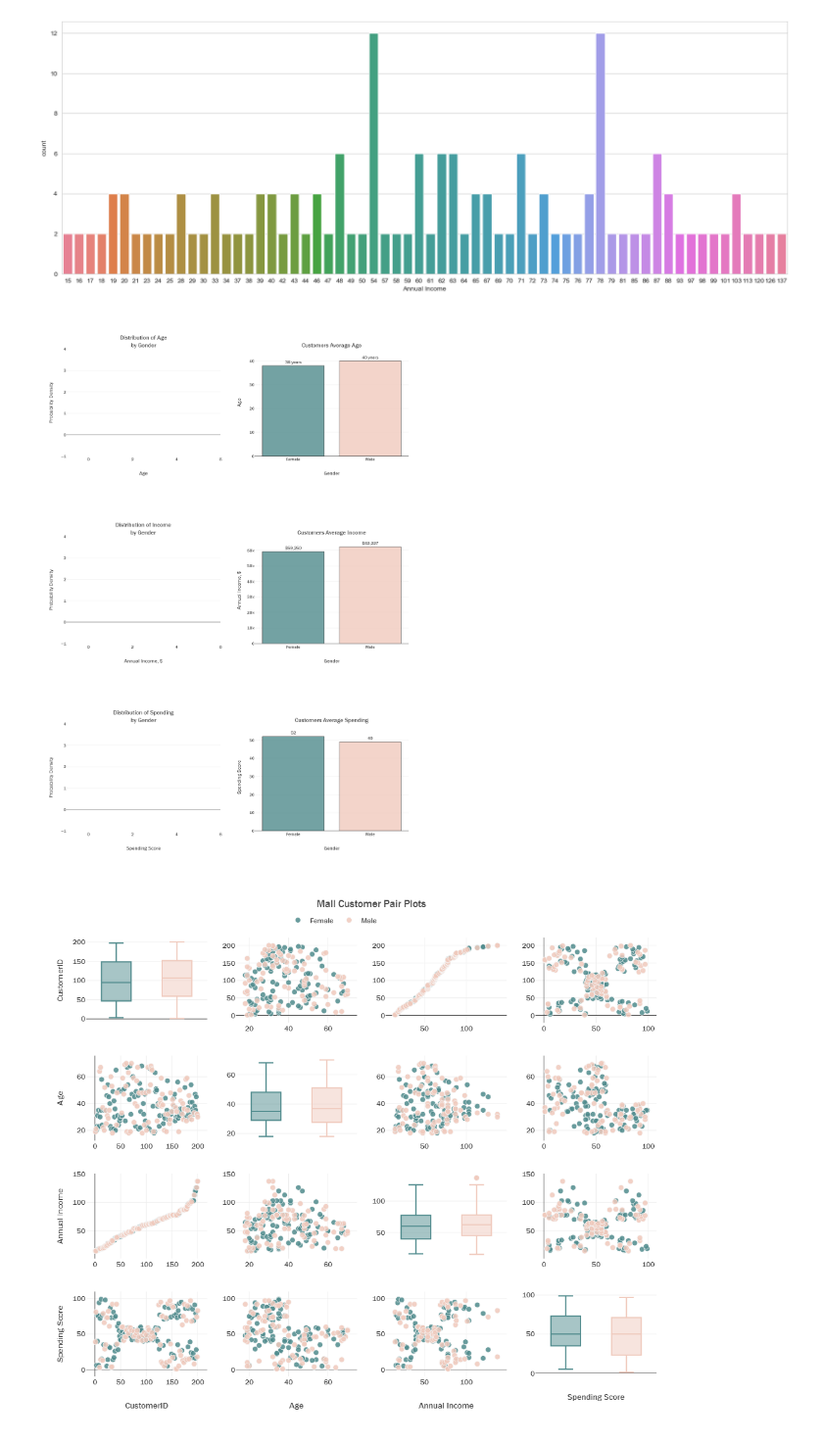
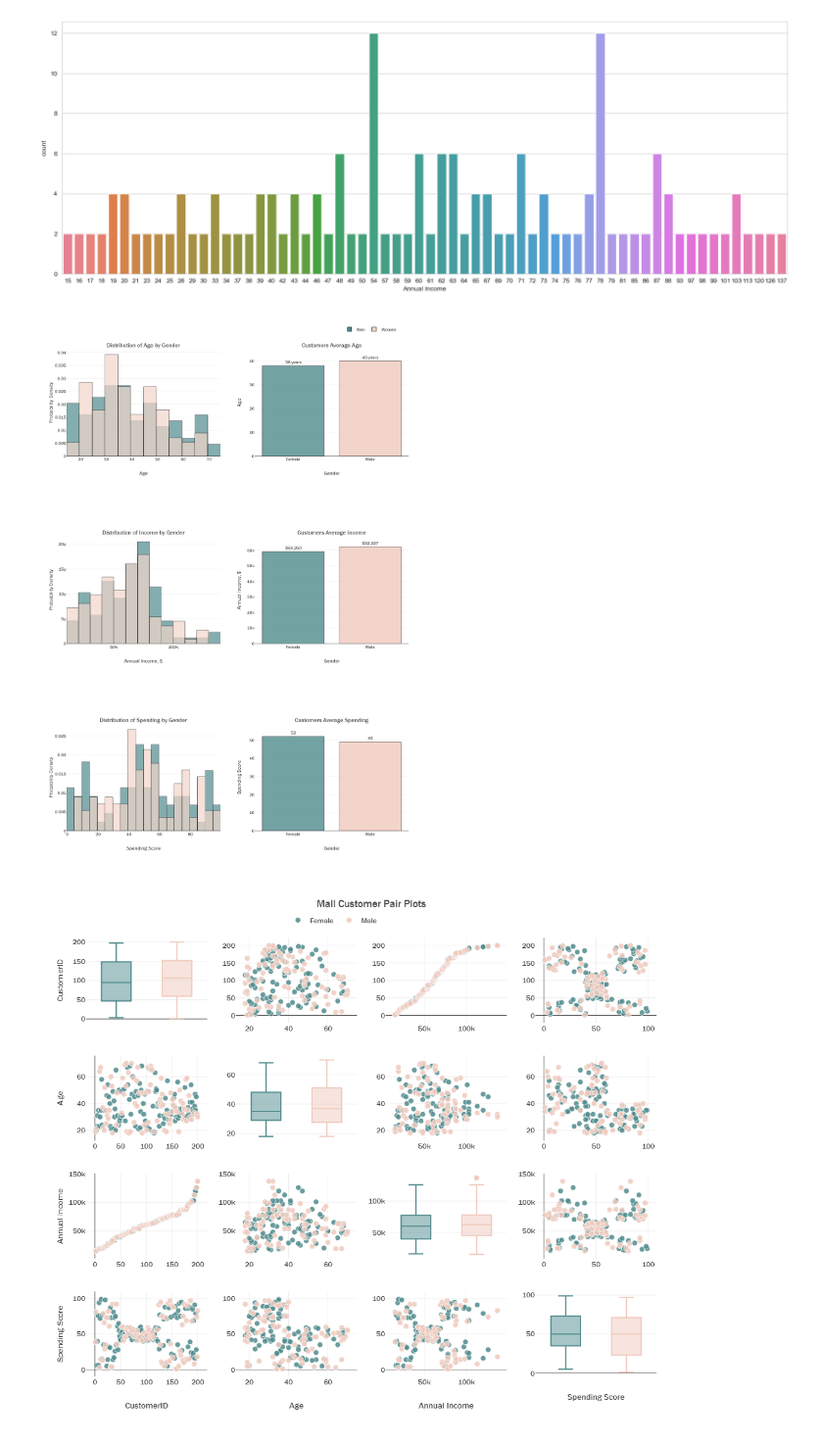
Before and after one commit to Viraj7k/Customer-Segmentaion-using-Unsupervised-Learning, a Jupyter notebook: Customer Segmentation using Clustering.ipynb, the cells around one changed output. Shown at 98% size. Cells and saved outputs as stored; diff of their text form; code cells hidden in the pictures.

```diff
--- a/Customer Segmentation using Clustering.ipynb
+++ b/Customer Segmentation using Clustering.ipynb
@@ -146,94 +137,120 @@ sns.countplot(x="Annual Income", data=cust_data, palette='husl');
 # %% [output]
 [figure]
 # %%
-plot_df=cust_data.copy()
-plot_df['Annual Income']=plot_df['Annual Income'].mul(1000)
-p1=plot_df.groupby('Gender')['Age'].mean().round(0).astype(int).reset_index()
-p2=plot_df.groupby('Gender')['Annual Income'].mean().reset_index()
-p3=plot_df.groupby('Gender')['Spending Score'].mean().round(0).astype(int).reset_index()
+import pandas as pd
+import plotly.graph_objects as go
+from plotly.subplots import make_subplots
+import plotly.figure_factory as ff
 
+# Assuming cust_data is your DataFrame containing customer data
+
+# Modify cust_data to convert 'Annual Income' to dollars
+cust_data['Annual Income'] = cust_data['Annual Income'].mul(1000)
+
+# Grouping data for plots
+p1 = cust_data.groupby('Gender')['Age'].mean().round(0).astype(int).reset_index()
+p2 = cust_data.groupby('Gender')['Annual Income'].mean().reset_index()
+p3 = cust_data.groupby('Gender')['Spending Score'].mean().round(0).astype(int).reset_index()
+
+# Creating a layout template
 temp = dict(layout=go.Layout(font=dict(family="Franklin Gothic", size=12)))
+
+# Creating subplots
 fig = make_subplots(rows=3, cols=2,
-                    subplot_titles=("Distribution of Age<br>by Gender",
+                    subplot_titles=("Distribution of Age by Gender",
                                     "Customers Average Age",
-                                    "Distribution of Income<br>by Gender",
+                                    "Distribution of Income by Gender",
                                     "Customers Average Income",
-                                    "Distribution of Spending<br>by Gender",
+                                    "Distribution of Spending by Gender",
                                     "Customers Average Spending")
                    )
 
-fig.add_trace(go.Histogram(x=plot_df[plot_df.Gender=='Men']['Age'], histnorm='probability density',
-                           marker=dict(color='#508B8D',opacity=0.7, line=dict(width=1, color='#000000')),
+# Adding histograms for age distribution by gender
+fig.add_trace(go.Histogram(x=cust_data[cust_data.Gender == 'Male']['Age'], histnorm='probability density',
+                           marker=dict(color='#508B8D', opacity=0.7, line=dict(width=1, color='#000000')),
                            nbinsx=20, name="Men"),
               row=1, col=1)
-fig.add_trace(go.Histogram(x=plot_df[plot_df.Gender=='Women']['Age'], histnorm='probability density',
-                           marker=dict(color='#F3D6CB',opacity=0.7, line=dict(width=1, color='#000000')),
+fig.add_trace(go.Histogram(x=cust_data[cust_data.Gender == 'Female']['Age'], histnorm='probability density',
+                           marker=dict(color='#F3D6CB', opacity=0.7, line=dict(width=1, color='#000000')),
                            nbinsx=20, name="Women"),
               row=1, col=1)
 
+# Adding bar chart for average age by gender
 fig.add_trace(go.Bar(x=p1['Gender'], y=p1['Age'], text=p1['Age'], texttemplate='%{text} years', textposition='outside',
-                     marker=dict(color=['#508B8D', '#F0CABD'], opacity=0.8),width=.8,
+                     marker=dict(color=['#508B8D', '#F0CABD'], opacity=0.8), width=.8,
                      hovertemplate='Average Age Among %{x} = %{y} years<extra></extra>', showlegend=False),
               row=1, col=2)
 
-fig.add_trace(go.Histogram(x=plot_df[plot_df.Gender=='Men']['Annual Income'], histnorm='probability density',
+# Adding histograms for income distribution by gender
+fig.add_trace(go.Histogram(x=cust_data[cust_data.Gender == 'Male']['Annual Income'], histnorm='probability density',
                            marker=dict(color='#508B8D', line=dict(width=1, color='#000000')),
                            opacity=0.7, name="Men", nbinsx=20, showlegend=False),
               row=2, col=1)
-fig.add_trace(go.Histogram(x=plot_df[plot_df.Gender=='Women']['Annual Income'], histnorm='probability density',
+fig.add_trace(go.Histogram(x=cust_data[cust_data.Gender == 'Female']['Annual Income'], histnorm='probability density',
                            marker=dict(color='#F3D6CB', line=dict(width=1, color='#000000')),
                            opacity=0.7, name="Women", nbinsx=20, showlegend=False),
               row=2, col=1)
+
+# Adding bar chart for average income by gender
 fig.add_trace(go.Bar(x=p2['Gender'], y=p2['Annual Income'], text=p2['Annual Income'],
                      texttemplate='$%{text:,.0f}', textposition='outside',
-                     marker=dict(color=['#508B8D', '#F0CABD'], opacity=0.8),width=.8,
+                     marker=dict(color=['#508B8D', '#F0CABD'], opacity=0.8), width=.8,
                      hovertemplate='Average Income Among %{x} = $%{y}<extra></extra>', showlegend=False),
               row=2, col=2)
-fig.add_trace(go.Histogram(x=plot_df[plot_df.Gender=='Men']['Spending Score'], histnorm='probability density',
+
+# Adding histograms for spending score distribution by gender
+fig.add_trace(go.Histogram(x=cust_data[cust_data.Gender == 'Male']['Spending Score'], histnorm='probability density',
                            marker=dict(color='#508B8D', line=dict(width=1, color='#000000')),
                            opacity=0.7, name="Men", nbinsx=20, showlegend=False),
               row=3, col=1)
-fig.add_trace(go.Histogram(x=plot_df[plot_df.Gender=='Women']['Spending Score'], histnorm='probability density',
+fig.add_trace(go.Histogram(x=cust_data[cust_data.Gender == 'Female']['Spending Score'], histnorm='probability density',
                            marker=dict(color='#F3D6CB', line=dict(width=1, color='#000000')),
                            opacity=0.7, name="Women", nbinsx=20, showlegend=False),
               row=3, col=1)
+
+# Adding bar chart for average spending score by gender
 fig.add_trace(go.Bar(x=p3['Gender'], y=p3['Spending Score'], text=p3['Spending Score'],
                      texttemplate='%{text}', textposition='outside',
-                     marker=dict(color=['#508B8D', '#F0CABD'], opacity=0.8),width=.8,
+                     marker=dict(color=['#508B8D', '#F0CABD'], opacity=0.8), width=.8,
                      hovertemplate='Average Spending Score Among %{x} = %{y}<extra></extra>', showlegend=False),
               row=3, col=2)
+
+# Updating traces and layout
 fig.update_traces(marker=dict(line=dict(width=1, color='#000000')))
-fig.update_layout(template=temp,barmode='overlay', height=1500, width=700,
+fig.update_layout(template=temp, barmode='overlay', height=1500, width=700,
                   legend=dict(orientation="h", yanchor="bottom", xanchor="right", y=1.03, x=.97),
                   xaxis1_title="Age", yaxis1_title='Probability Density',
-                  xaxis2_title="Gender", yaxis2_title="Age", yaxis2_range=[0,45],
+                  xaxis2_title="Gender", yaxis2_title="Age", yaxis2_range=[0, 45],
                   xaxis3_title="Annual Income, $", yaxis3_title='Probability Density',
-                  xaxis4_title="Gender", yaxis4_title="Annual Income, $", yaxis4_range=[0,69e3],
+                  xaxis4_title="Gender", yaxis4_title="Annual Income, $", yaxis4_range=[0, 69e3],
                   xaxis5_title="Spending Score", yaxis5_title='Probability Density',
-                  xaxis6_title="Gender", yaxis6_title="Spending Score", yaxis6_range=[0,59]
-                 )
+                  xaxis6_title="Gender", yaxis6_title="Spending Score", yaxis6_range=[0, 59]
+                  )
 fig.show()
 
 # Pairplots
 fig = ff.create_scatterplotmatrix(cust_data, diag='box', index='Gender', colormap=['#508B8D', '#F0CABD'])
 fig.update_traces(marker=dict(size=9, opacity=0.85, line=dict(width=1, color='#F7F7F7')))
 fig.update_layout(title="Mall Customer Pair Plots", template=temp,
                   legend=dict(orientation="h", yanchor="bottom", y=1.02, x=.35),
                   height=900, width=700)
 fig.show()
 
-# Correlations
-corr=cust_data.corr()
+# Excluding non-numeric columns before calculating correlations
+numeric_data = cust_data.select_dtypes(include=['number'])
+corr = numeric_data.corr()
+
+# Plotting correlation heatmap
 x = corr.columns.tolist()
 y = corr.index.tolist()
 z = corr.values
 text = corr.values.round(2)
 
 fig = ff.create_annotated_heatmap(z=z, x=x, y=y, annotation_text=text, colorscale='mint',
                                   reversescale=True, showscale=True,
                                   hovertemplate="Correlation of %{x} and %{y}= %{z:.3f}")
 fig.update_layout(template=temp, title="Mall Customer Correlations", yaxis_tickangle=-30)
 fig.show()
 # %% [output]
-[figure, old version]
+[figure, new version]
 [figure]
```
Also changed, not shown: parts of 4 cells of this notebook.
